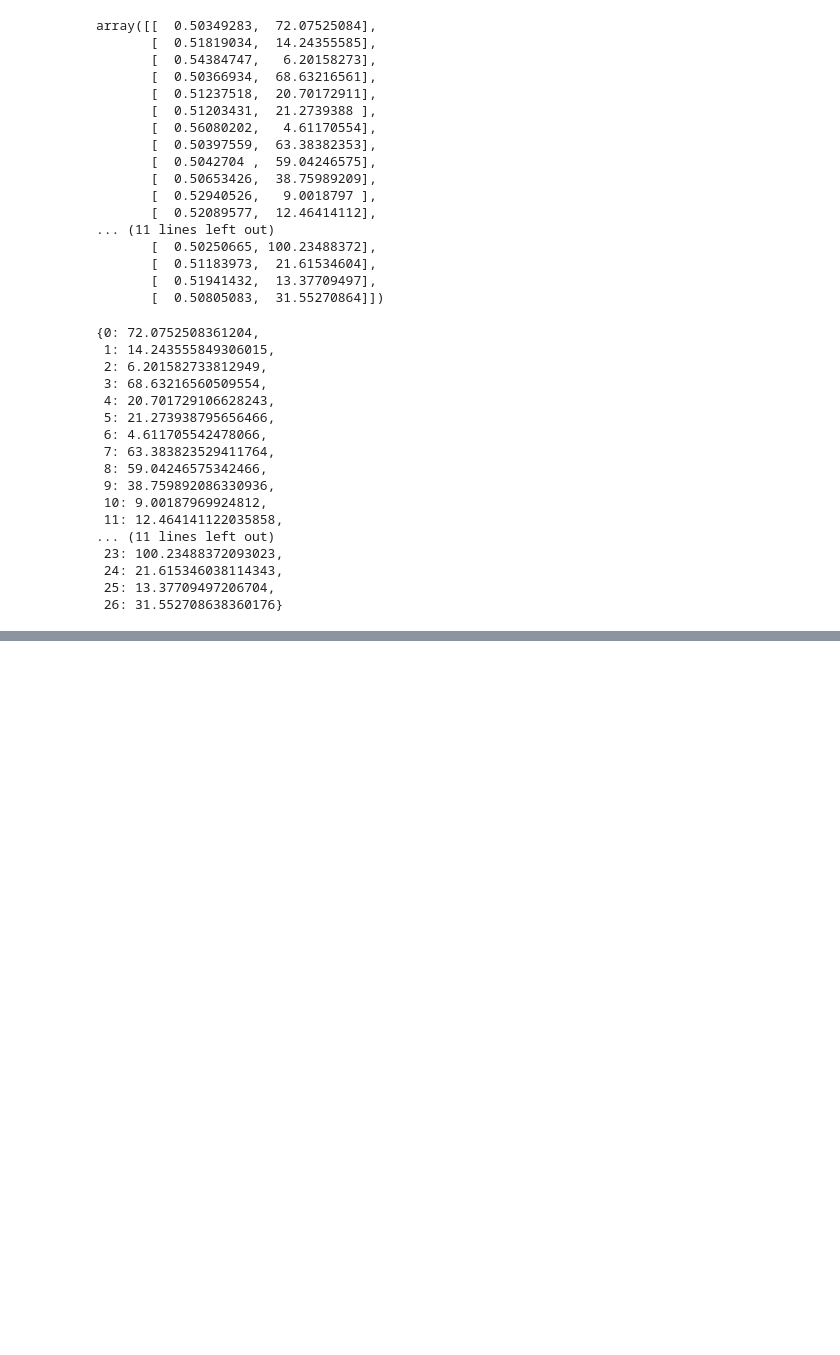
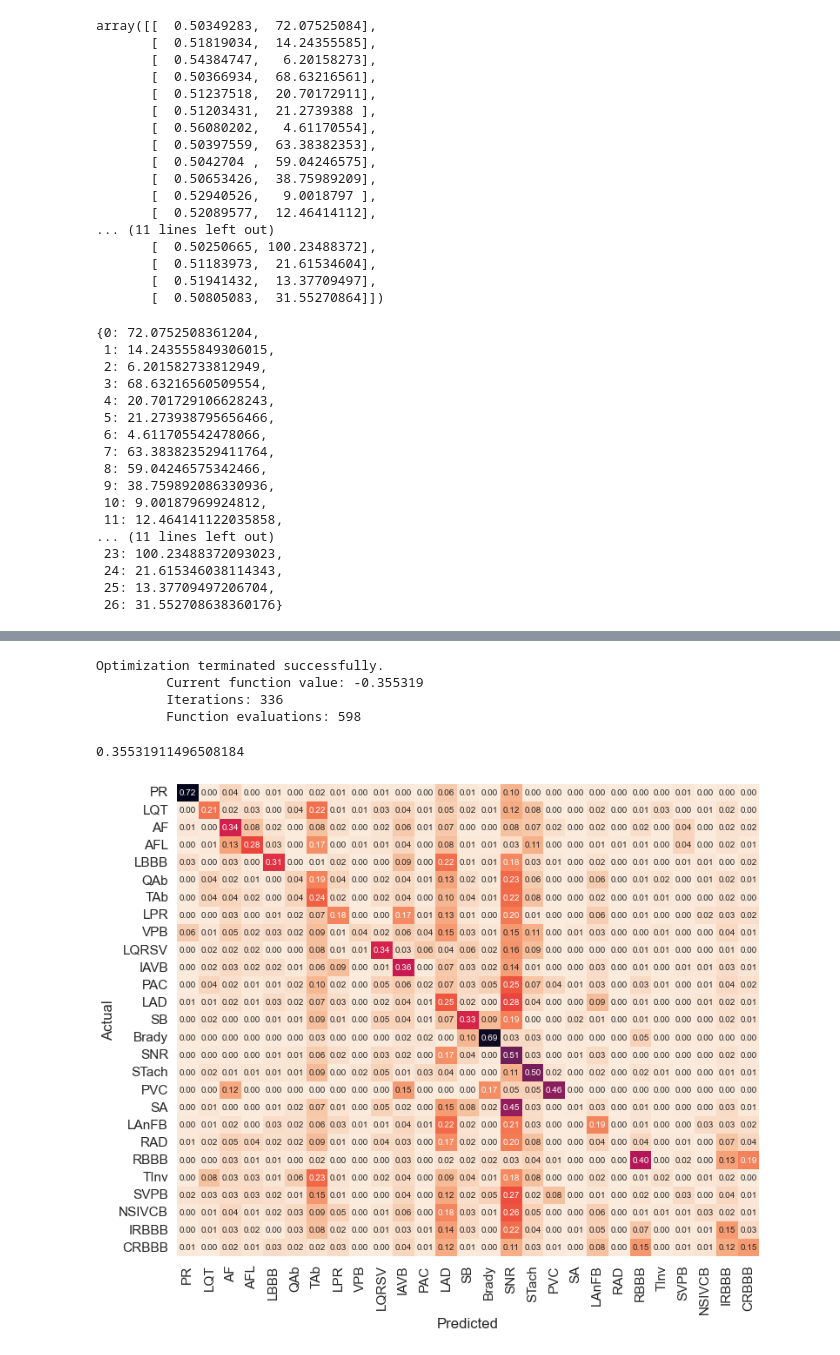
Before and after one commit to oboy-1/ArrythmiaScienceMontgomery, a Jupyter notebook: SM2022.ipynb, the cells around one changed output, grey strips where cells are left out. Saved outputs shown, nothing was run; the diff lists cells and outputs as text; code cells hidden in the pictures; blank space fills up the shorter version.

Commit message:
Added pretrained model from someone else.

```diff
--- a/SM2022.ipynb
+++ b/SM2022.ipynb
@@ -264,0 +269,2 @@ def thr_chall_metrics(thr, label, output_prob):
+# %%
+y_pred = model.predict(x=pc.generate_validation_data(ecg_filenames,y,folds[0][1])[0])
@@ -264,0 +307,4 @@ def thr_chall_metrics(thr, label, output_prob):
+# %%
+init_thresholds = np.arange(0,1,0.05)
+# %%
+all_scores = pc.iterate_threshold(y_pred, ecg_filenames, y ,folds[0][1])
@@ -264,0 +332,16 @@ def thr_chall_metrics(thr, label, output_prob):
+# %%
+new_best_thr = optimize.fmin(thr_chall_metrics, args=(pc.generate_validation_data(ecg_filenames,y,folds[0][1])[1],y_pred), x0=init_thresholds[all_scores.argmax()]*np.ones(27))#
+# %% [output]
+Optimization terminated successfully.
+         Current function value: -0.355319
+         Iterations: 336
+         Function evaluations: 598
+# %%
+print(pc.compute_challenge_metric_for_opt(pc.generate_validation_data(ecg_filenames,y,folds[0][1])[1],(y_pred>new_best_thr)*1))#
+# %% [output]
+0.35531911496508184
+# %%
+pc.plot_normalized_conf_matrix(y_pred, ecg_filenames, y, folds[0][1], new_best_thr, snomed_classes,snomed_abbr)
+plt.savefig("confusion_matrix_fcn.png", dpi = 100)
+# %% [output]
+[figure, added]
```
Also changed, not shown: parts of 13 cells of this notebook, 3 other files.
